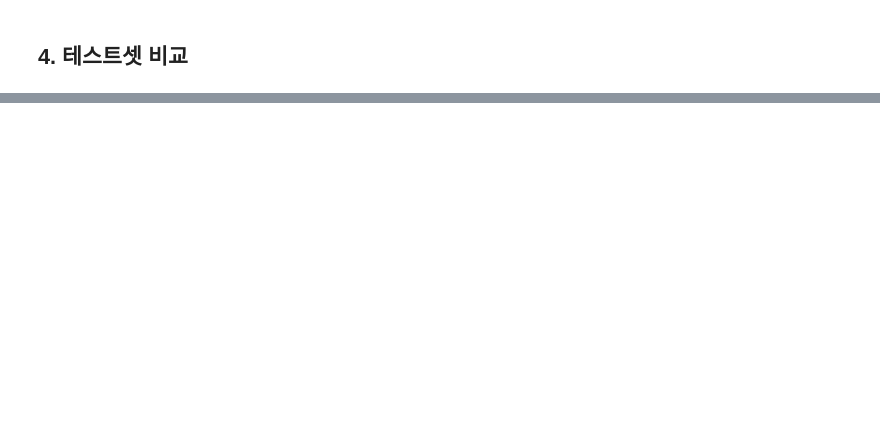
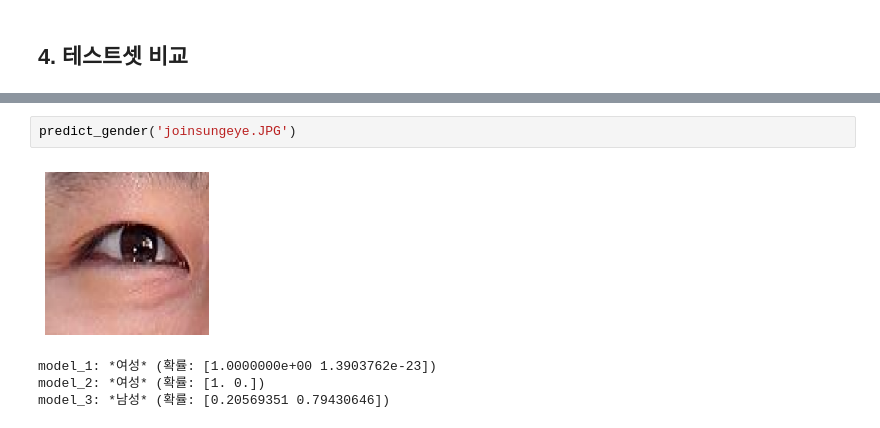
Before and after one commit to Guest-01/ds-section4-project, a Jupyter notebook: AI_03_장호현_section4.ipynb, the cells around one changed output, grey strips where cells are left out. Saved outputs shown, nothing was run; the diff lists cells and outputs as text; blank space fills up the shorter version.

```diff
--- a/AI_03_장호현_section4.ipynb
+++ b/AI_03_장호현_section4.ipynb
@@ -402,0 +421,7 @@ plt.show()
+# %%
+predict_gender('joinsungeye.JPG')
+# %% [output]
+[figure, added]
+model_1: *여성* (확률: [1.0000000e+00 1.3903762e-23])
+model_2: *여성* (확률: [1. 0.])
+model_3: *남성* (확률: [0.20569351 0.79430646])
```
Also changed, not shown: parts of 22 cells of this notebook, 1 other file.
